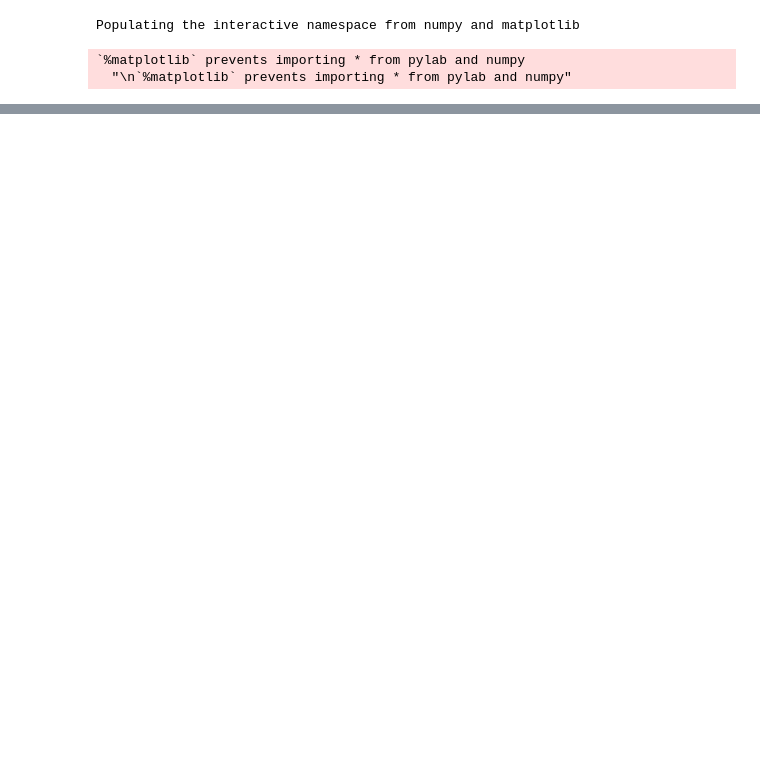
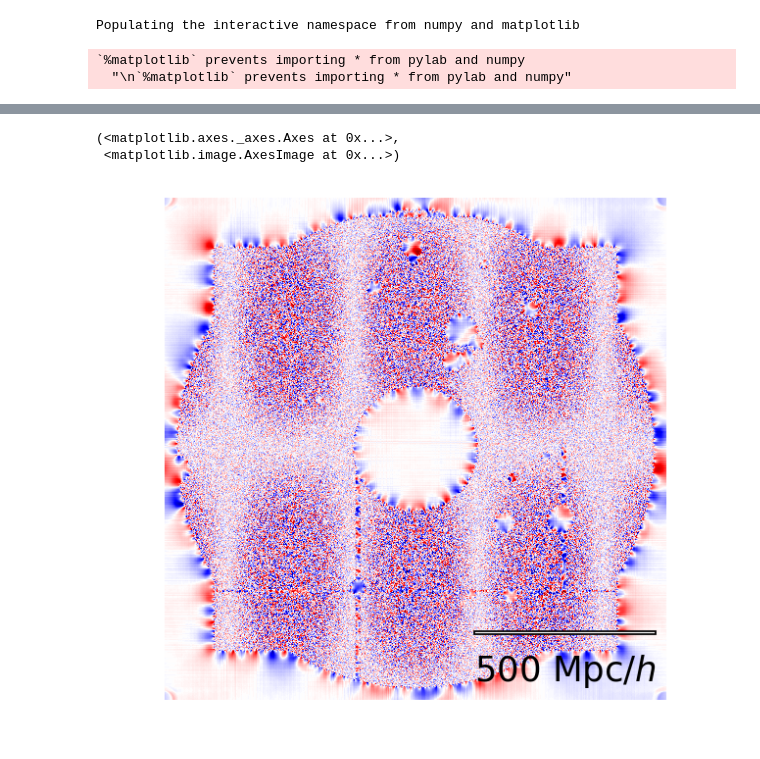
Before and after one commit to bhorowitz/weak_lensing, a Jupyter notebook: wl-grigor_reproduction.ipynb, the cells around one changed output, grey strips where cells are left out. Drawn from its saved outputs; the diff is of its cells as text; code cells hidden in the pictures; blank space fills up the shorter version.

```diff
--- a/wl-grigor_reproduction.ipynb
+++ b/wl-grigor_reproduction.ipynb
@@ -71,0 +136,3 @@ plt.savefig('power_spectrum_reconstructed.png')
+# %%
+m1024c = run("./build_shear_2/convergence_only/")
+m1024s = run("./build_shear_2/shear/")
@@ -71,0 +174,6 @@ plt.savefig('power_spectrum_reconstructed.png')
+# %%
+plot_image(m1024c.delta_x_min-m1024s.delta_x_min,norm=[-0.2,0.2],cmap=cm.seismic,colorbar=False)
+# %% [output]
+(<matplotlib.axes._axes.Axes at 0x...>,
+ <matplotlib.image.AxesImage at 0x...>)
+[figure, added]
```
Also changed, not shown: parts of 31 cells of this notebook, 5 other files.
